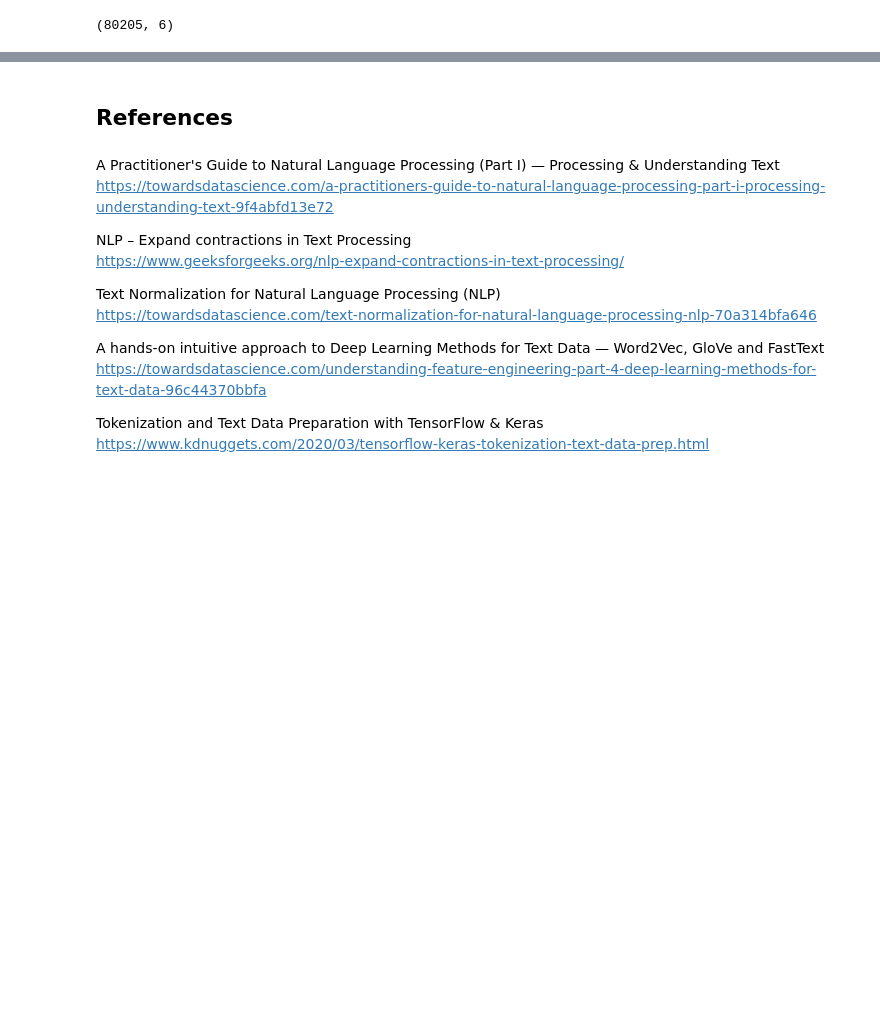
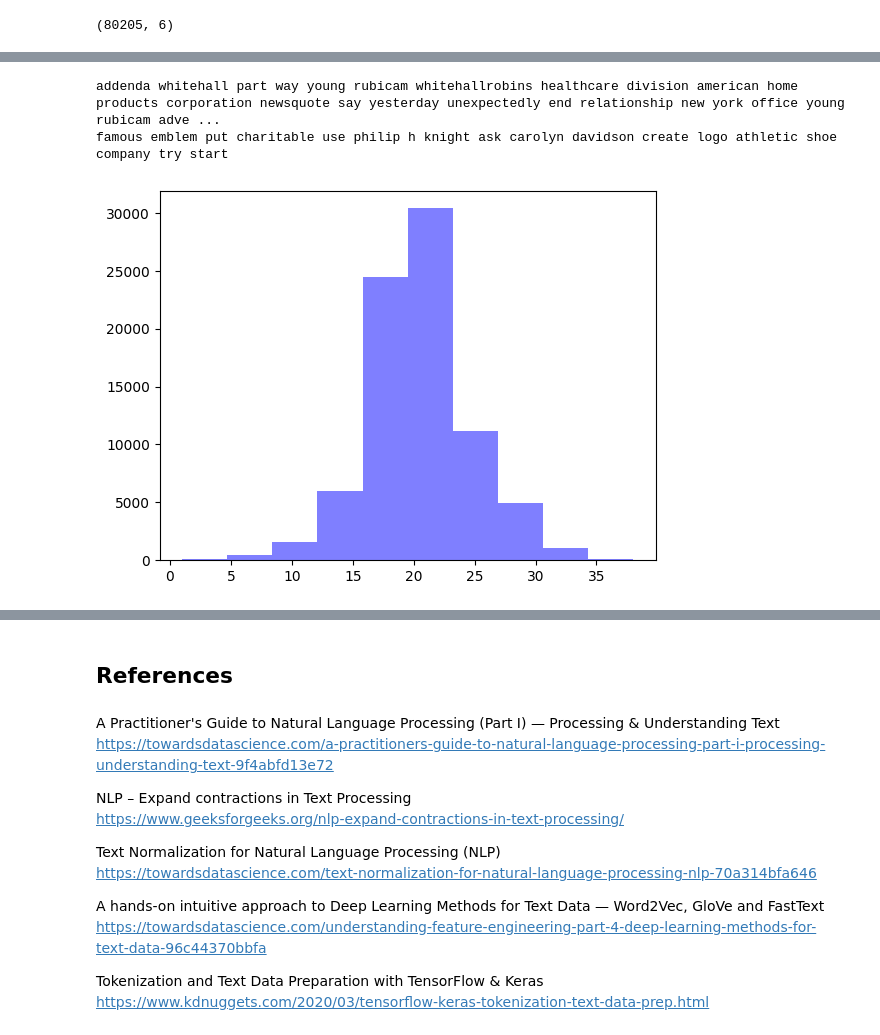
Before and after one commit to nico-corthorn/esg-portfolio, a Jupyter notebook: app/exploration/sent/clearning_and_wrangling_refactored.ipynb, the cells around one changed output, grey strips where cells are left out. Saved outputs shown, nothing was run; the diff lists cells and outputs as text; code cells hidden in the pictures; blank space fills up the shorter version.

```diff
--- a/app/exploration/sent/clearning_and_wrangling_refactored.ipynb
+++ b/app/exploration/sent/clearning_and_wrangling_refactored.ipynb
@@ -94,7 +128,7 @@ nyt.shape
 # %% [output]
 (80205, 6)
 # %%
-nyt = nyt.dropna(subset=['headline']).reset_index()
+nyt = nyt.loc[~(nyt.headline == nyt.snippet)]
 # %%
 nyt.shape
 # %% [output]
@@ -101,0 +136,4 @@ nyt.shape
+# %%
+nyt['text'] = nyt.headline.fillna('') + ' ' + nyt.snippet.fillna('')
+nyt['text'] = nyt.text.str.replace("World Business Briefing", "")
+nyt = nyt.loc[~(nyt.text == '')]
@@ -102,2 +172,2 @@ nyt.shape
 # %%
-texts = nyt.headline.copy()
+texts = nyt.text.copy()
@@ -121,5 +186,15 @@ Name: headline, Length: 80193, dtype: object
+# %%
+texts.head(2).map(print);
+# %% [output]
+addenda whitehall part way young rubicam whitehallrobins healthcare division american home products corporation newsquote say yesterday unexpectedly end relationship new york office young rubicam adve ...
+famous emblem put charitable use philip h knight ask carolyn davidson create logo athletic shoe company try start
 # %%
 texts = texts.map(lambda x: x.lower())
 # %%
-nyt['headline_clean'] = texts
+nyt['text_clean'] = texts
+# %%
+plt.hist(nyt.text_clean.map(lambda x: len(x.split())), color='blue', alpha=0.5)
+plt.show()
+# %% [output]
+[figure, added]
 # %%
```
Also changed, not shown: parts of 22 cells of this notebook, 42 other files.
